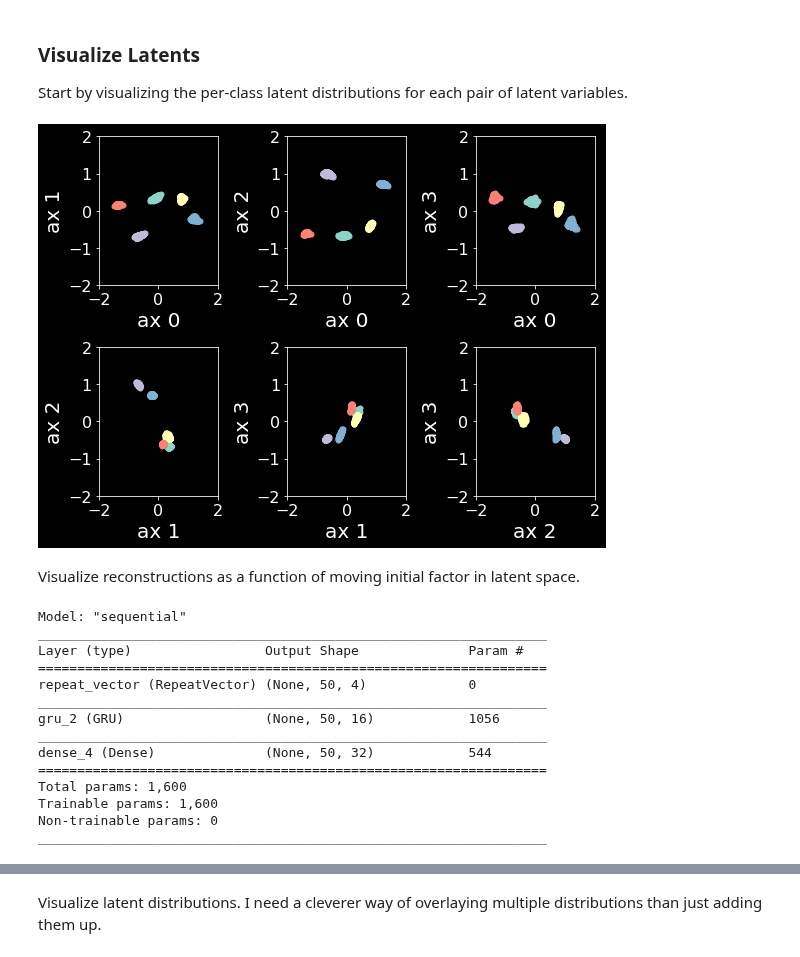
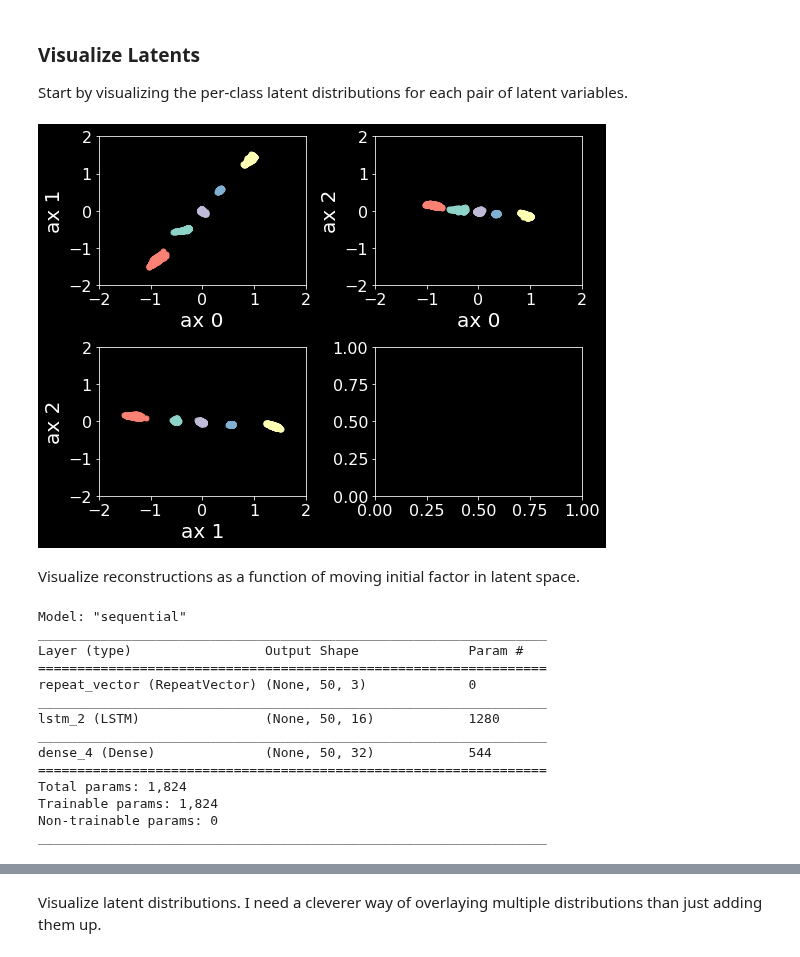
Before and after one commit to SachsLab/IntracranialNeurophysDL, a Jupyter notebook: notebooks/05_04_betaVAE_TFP.ipynb, the cells around one changed output, grey strips where cells are left out. Cells and saved outputs as stored; diff of their text form; code cells hidden in the pictures.

```diff
--- a/notebooks/05_04_betaVAE_TFP.ipynb
+++ b/notebooks/05_04_betaVAE_TFP.ipynb
@@ -408,32 +411,34 @@ tf.random.set_seed(42)
 kl_beta = K.variable(value=0.0)
 kl_beta._trainable = False  # It isn't trained. We set it explicitly with the callback.
 
-def kl_beta_warmup(epoch, ramp_epochs=10):
-    new_beta_value = tf.minimum(1.0, epoch/ramp_epochs)
-    new_beta_value = new_beta_value * BATCH_SIZE  #  / N_TRIALS
+def kl_beta_update(epoch_ix, N_epochs, M_cycles=4, R_increasing=0.5):
+    T = N_epochs // M_cycles
+    tau = (epoch_ix % T) / T
+    new_beta_value = tf.minimum(1.0, tau/R_increasing)
+    # new_beta_value = new_beta_value * BATCH_SIZE  #  / N_TRIALS
     K.set_value(kl_beta, new_beta_value)
 
 # Add the following to the list of model.fit callbacks.
+# (we may overwrite this later after we've defined our N_EPOCHS constant)
 kl_beta_cb = tf.keras.callbacks.LambdaCallback(
-    on_epoch_begin=lambda epoch, log: kl_beta_warmup(epoch, ramp_epochs=5))
+    on_epoch_begin=lambda epoch, log: kl_beta_update(epoch, N_epochs=30))
 # %%
 LATENT_OFFDIAG = True  # Set to False to restrict latents to being independent (diagonal covariance)
-N_GRU = 16
+N_HIDDEN = 16
 NUM_SAMPLES = 1
 
 # Create the prior which will be used to calculate KL-divergence of latent dists:
 prior = make_mvn_prior(LATENT_DIM, trainable=False, offdiag=LATENT_OFFDIAG)
 
 _input = tfkl.Input(shape=(n_timesteps, N_SENSORS))
-_x = tfkl.GRU(N_GRU)(_input)
+_x = tfkl.Bidirectional(tfkl.LSTM(N_HIDDEN), merge_mode="sum")(_input)
 make_dist_fn, params = make_mvn_dist_fn(_x, LATENT_DIM, offdiag=LATENT_OFFDIAG)
 q_z = tfpl.DistributionLambda(
     name="q_z",
     make_distribution_fn=make_dist_fn,
     convert_to_tensor_fn=lambda s: s.sample(NUM_SAMPLES),
-    #activity_regularizer=tfpl.KLDivergenceRegularizer(
-    #    prior,
-    #    use_exact_kl=True, weight=kl_weight)
+    activity_regularizer=tfpl.KLDivergenceRegularizer(
+        prior, use_exact_kl=True, weight=kl_beta)
 )(params)
 
 #encoder_model = tf.keras.Model(inputs=_input, outputs=q_z)
@@ -460,9 +465,9 @@ OUTPUT_OFFDIAG = False
 
 # tfkl.RepeatVector doesn't work on distributions, so we do it manually by broadcast-add to zeros.
 _y = q_z[..., tf.newaxis, :] + tf.zeros([n_timesteps, 1])
-_y = tf.reshape(_y, [-1, n_timesteps, LATENT_DIM])  # GRU requires ndim=3: Collapse samp + batch dims
-_y = tfkl.GRU(N_GRU, return_sequences=True)(_y)
-_y = tf.reshape(_y, [NUM_SAMPLES, -1, n_timesteps, N_GRU])  # Restore sample dim
+_y = tf.reshape(_y, [-1, n_timesteps, LATENT_DIM])  # RNN requires ndim=3: Collapse samp + batch dims
+_y = tfkl.LSTM(N_HIDDEN, return_sequences=True)(_y)
+_y = tf.reshape(_y, [NUM_SAMPLES, -1, n_timesteps, N_HIDDEN])  # Restore sample dim
 
 # GRU output parameterizes distribution
 make_dist_fn, params = make_mvn_dist_fn(_y, N_SENSORS, offdiag=OUTPUT_OFFDIAG)
@@ -472,7 +477,3 @@ p_full = tfpl.DistributionLambda(
     name="p_full"
     # No KL regularizer on output distribution. Will calculate p(recon|inputs) as model loss.
 )(params)
-
-vae_model = tf.keras.Model(inputs=_input, outputs=[q_z, p_full])
-vae_model.summary()
-# tf.keras.utils.plot_model(vae_model)
@@ -550,7 +563,7 @@ optim = tf.keras.optimizers.Adam(learning_rate=1e-3)
 vae_model.compile(optimizer=optim,
                   loss=[lambda x_true, enc_out: tfd.kl_divergence(enc_out, prior),
                         lambda x_true, model_out: -model_out.log_prob(x_true)],
-                  loss_weights=[kl_beta, 1.0])
+                  loss_weights=[0.0, 1.0])
 history = vae_model.fit(ae_dataset,
                         epochs=N_EPOCHS,
                         callbacks=[kl_beta_cb],
@@ -599,34 +612,33 @@ Start by visualizing the per-class latent distributions for each pair of latent
 # %%
 # Scatter plot per class
 plot_range = [-2.0, 2.0]
 fig = plt.figure(figsize=[8, 6], tight_layout=True)
-axes = fig.subplots(2, 3)
+axes = fig.subplots(2, 2)
 
 for class_id in np.unique(Y):
     b_class = Y == class_id
     lat_dist = vae_model(X[b_class].astype(np.float32))[0]
     lat_dist = lat_dist.mean().numpy()
-    for pair_ix, dim_pair in enumerate([[0, 1], [0, 2], [0, 3],
-                                        [1, 2], [1, 3], [2, 3]]):
-        row_ix = pair_ix // 3
-        col_ix = pair_ix % 3
+    for pair_ix, dim_pair in enumerate([[0, 1], [0, 2], [1, 2]]):
+        row_ix = pair_ix // 2
+        col_ix = pair_ix % 2
         axes[row_ix, col_ix].scatter(lat_dist[:, dim_pair[0]], lat_dist[:, dim_pair[1]])
         axes[row_ix, col_ix].set_xlim(plot_range)
         axes[row_ix, col_ix].set_ylim(plot_range)
         axes[row_ix, col_ix].set_xlabel(f"ax {dim_pair[0]}")
         axes[row_ix, col_ix].set_ylabel(f"ax {dim_pair[1]}")
 # %% [output]
-[figure, old version]
+[figure, new version]
 # %% [markdown]
 Visualize reconstructions as a function of moving initial factor in latent space.
 # %%
 gen_model = tf.keras.Sequential([
     tfkl.Input(shape=(LATENT_DIM,)),
     tfkl.RepeatVector(n_timesteps),
-    tfkl.GRU(N_GRU, return_sequences=True),
+    tfkl.LSTM(N_HIDDEN, return_sequences=True),
     tfkl.Dense(N_SENSORS)
 ])
-gen_model.layers[-2].set_weights(vae_model.get_layer(name='gru_1').get_weights())
+gen_model.layers[-2].set_weights(vae_model.get_layer(name='lstm_1').get_weights())
 gen_model.layers[-1].set_weights(vae_model.get_layer(name='dense_2').get_weights())
 gen_model.summary()
 # %% [output]
@@ -634,14 +646,14 @@ Model: "sequential"
 _________________________________________________________________
 Layer (type)                 Output Shape              Param #
 =================================================================
-repeat_vector (RepeatVector) (None, 50, 4)             0
+repeat_vector (RepeatVector) (None, 50, 3)             0
 _________________________________________________________________
-gru_2 (GRU)                  (None, 50, 16)            1056
+lstm_2 (LSTM)                (None, 50, 16)            1280
 _________________________________________________________________
 dense_4 (Dense)              (None, 50, 32)            544
 =================================================================
-Total params: 1,600
-Trainable params: 1,600
+Total params: 1,824
+Trainable params: 1,824
 Non-trainable params: 0
 _________________________________________________________________
 # %%
```
Also changed, not shown: parts of 21 cells of this notebook, 1 other file.
